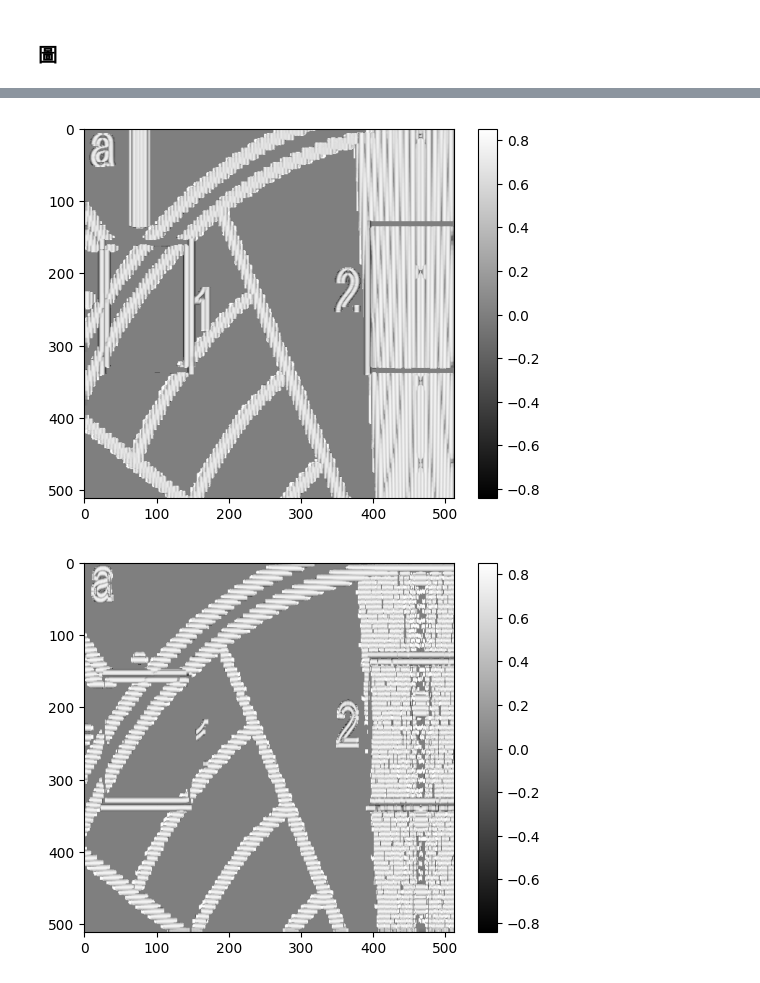
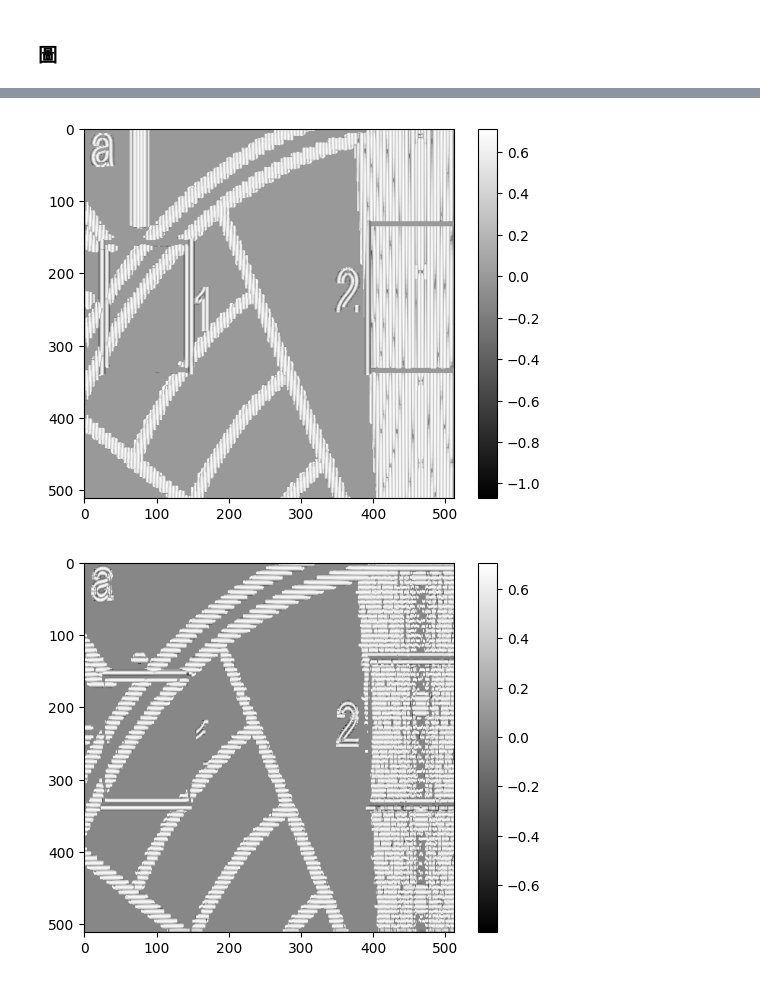
Before and after one commit to lycool2002/imageprocessing, a Jupyter notebook: test.ipynb, the cells around one changed output, grey strips where cells are left out. Saved outputs shown, nothing was run; the diff lists cells and outputs as text; code cells hidden in the pictures.

```diff
--- a/test.ipynb
+++ b/test.ipynb
@@ -28,0 +40,8 @@ def Rx1(input_list):
+# %%
+x_range = 512
+y_range = 512
+# d=4
+# u=5
+d = 3
+u = 4
+delta = 0.3
@@ -104,0 +129,11 @@ plt.show()
+# %%
+Rxx_x = np.array(Rxx_x)
+Rx0x = np.array(Rx0x)
+Rx1x = np.array(Rx1x)
+
+Rxx_y = np.array(Rxx_y)
+Rxx_y = np.transpose(Rxx_y)
+Rx0y = np.array(Rx0y)
+Rx0y = np.transpose(Rx0y)
+Rx1y = np.array(Rx1y)
+Rx1y = np.transpose(Rx1y)
@@ -191,33 +226,21 @@ plt.show()
 # %%
 # p mod 圖 (x)
 # p mod 代表易失真(邊界處)
-plt.imshow(correlate_x, cmap='gray')
-plt.colorbar()
-plt.show()
+show_img(Rxx_x)
 # p mod 圖 (y)
 # p mod 代表易失真(邊界處)
-plt.imshow(correlate_y, cmap='gray')
-plt.colorbar()
-plt.show()
+show_img(Rxx_y)
 #原圖
-plt.imshow(im, cmap='gray')
-plt.colorbar()
-plt.show()
+show_img(im)
 #壓縮後的圖
-plt.imshow(compression, cmap='gray')
-plt.colorbar()
-plt.show()
+show_img(compression)
 # 濾波壓縮後的圖
-plt.imshow(compression_LPF, cmap='gray')
-plt.colorbar()
-plt.show()
+show_img(compression_LPF)
 # pmod壓縮後的圖
-plt.imshow(compression_pmod, cmap='gray')
-plt.colorbar()
-plt.show()
+show_img(compression_pmod)
 # %% [output]
-[figure, old version]
+[figure, new version]
-[figure, old version]
+[figure, new version]
 [figure]
 [figure]
 [figure]
```
Also changed, not shown: parts of 19 cells of this notebook, 2 other files.
